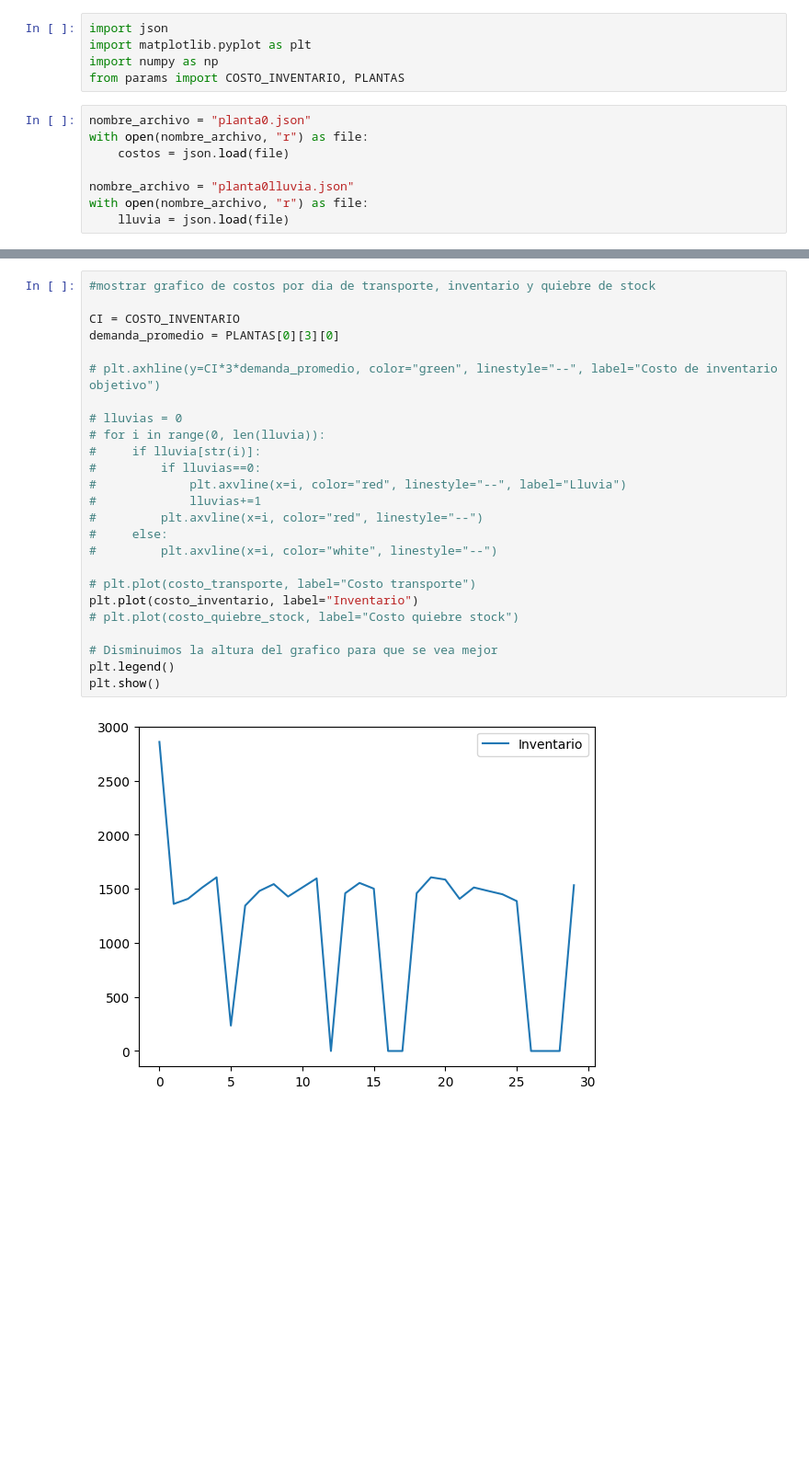
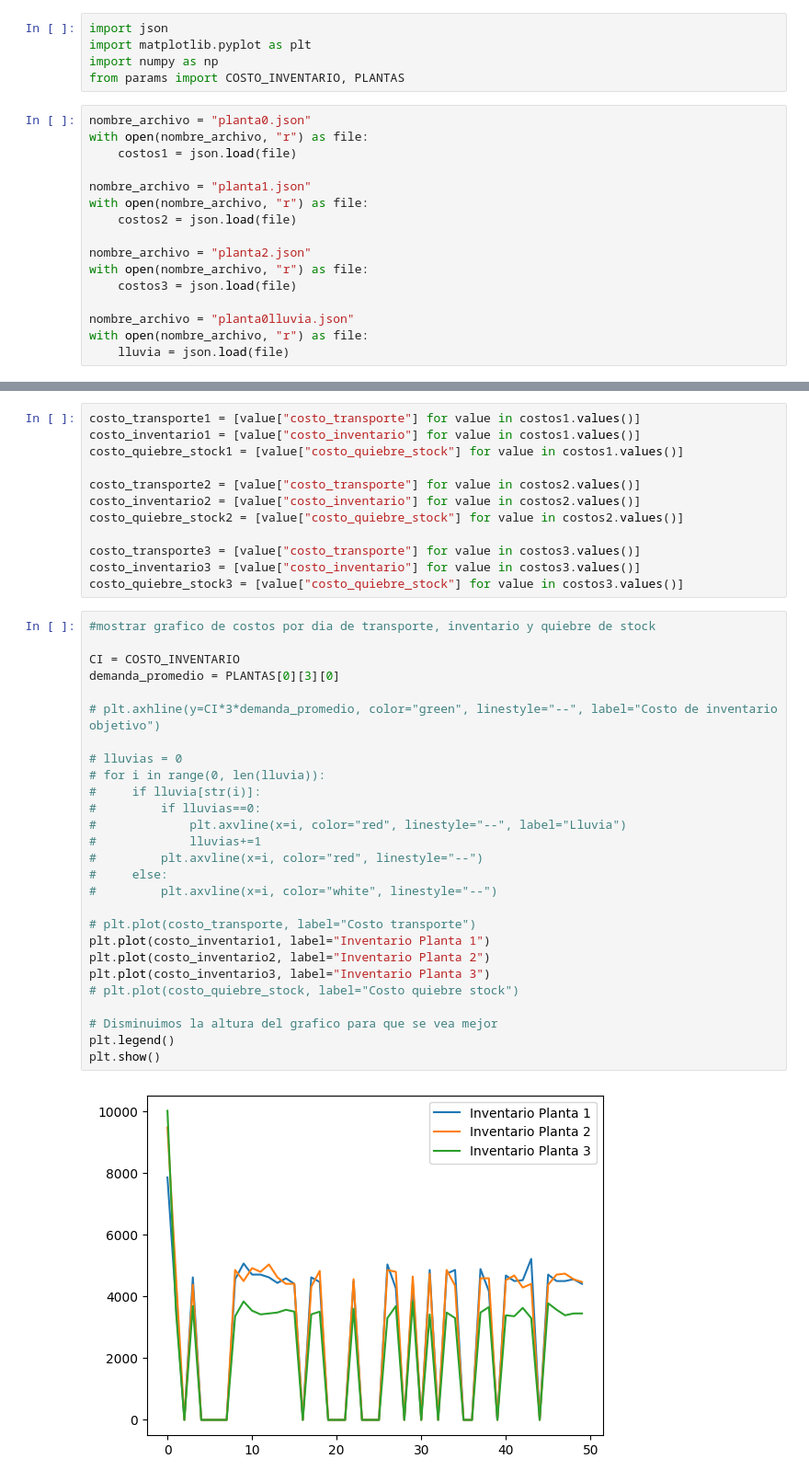
Before and after one commit to tlagosh/simulacion_proyecto, a Jupyter notebook: simulator/analisis.ipynb, the cells around one changed output, grey strips where cells are left out. Shown at 92% size. Drawn from its saved outputs; the diff is of its cells as text; blank space fills up the shorter version.

```diff
--- a/simulator/analisis.ipynb
+++ b/simulator/analisis.ipynb
@@ -6,7 +6,15 @@ from params import COSTO_INVENTARIO, PLANTAS
 # %%
 nombre_archivo = "planta0.json"
 with open(nombre_archivo, "r") as file:
-    costos = json.load(file)
+    costos1 = json.load(file)
+
+nombre_archivo = "planta1.json"
+with open(nombre_archivo, "r") as file:
+    costos2 = json.load(file)
+
+nombre_archivo = "planta2.json"
+with open(nombre_archivo, "r") as file:
+    costos3 = json.load(file)
 
 nombre_archivo = "planta0lluvia.json"
 with open(nombre_archivo, "r") as file:
@@ -18,27 +22,41 @@ costo_quiebre_stock = [value["costo_quiebre_stock"] for value in costos.values()
+# %%
+costo_transporte1 = [value["costo_transporte"] for value in costos1.values()]
+costo_inventario1 = [value["costo_inventario"] for value in costos1.values()]
+costo_quiebre_stock1 = [value["costo_quiebre_stock"] for value in costos1.values()]
+
+costo_transporte2 = [value["costo_transporte"] for value in costos2.values()]
+costo_inventario2 = [value["costo_inventario"] for value in costos2.values()]
+costo_quiebre_stock2 = [value["costo_quiebre_stock"] for value in costos2.values()]
+
+costo_transporte3 = [value["costo_transporte"] for value in costos3.values()]
+costo_inventario3 = [value["costo_inventario"] for value in costos3.values()]
+costo_quiebre_stock3 = [value["costo_quiebre_stock"] for value in costos3.values()]
 # %%
 #mostrar grafico de costos por dia de transporte, inventario y quiebre de stock
 
 CI = COSTO_INVENTARIO
 demanda_promedio = PLANTAS[0][3][0]
 
 # plt.axhline(y=CI*3*demanda_promedio, color="green", linestyle="--", label="Costo de inventario objetivo")
 
 # lluvias = 0
 # for i in range(0, len(lluvia)):
 #     if lluvia[str(i)]:
 #         if lluvias==0:
 #             plt.axvline(x=i, color="red", linestyle="--", label="Lluvia")
 #             lluvias+=1
 #         plt.axvline(x=i, color="red", linestyle="--")
 #     else:
 #         plt.axvline(x=i, color="white", linestyle="--")
 
 # plt.plot(costo_transporte, label="Costo transporte")
-plt.plot(costo_inventario, label="Inventario")
+plt.plot(costo_inventario1, label="Inventario Planta 1")
+plt.plot(costo_inventario2, label="Inventario Planta 2")
+plt.plot(costo_inventario3, label="Inventario Planta 3")
 # plt.plot(costo_quiebre_stock, label="Costo quiebre stock")
 
 # Disminuimos la altura del grafico para que se vea mejor
 plt.legend()
 plt.show()
 # %% [output]
-[figure, old version]
+[figure, new version]
```
Also changed, not shown: parts of 1 cell of this notebook, 17 other files.
